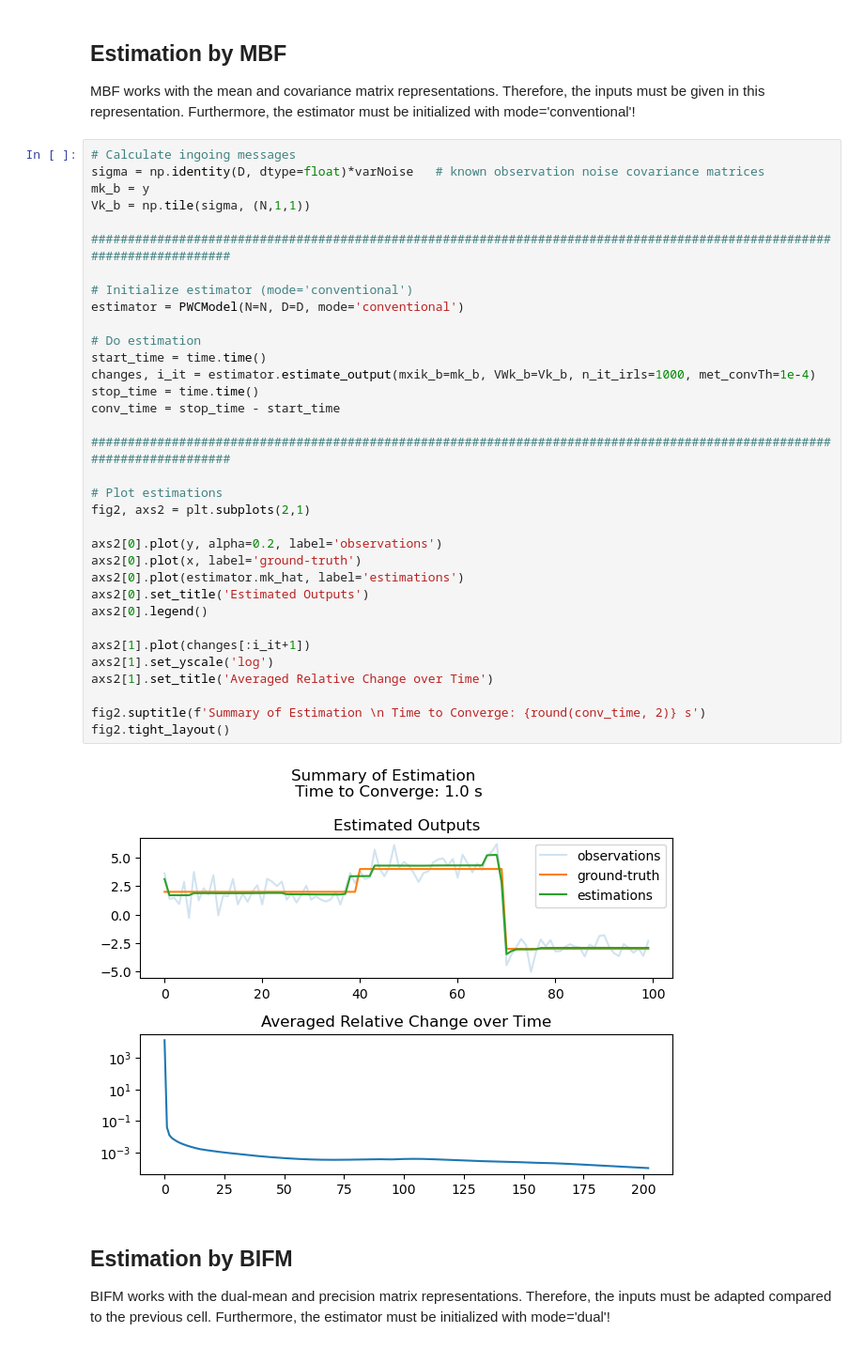
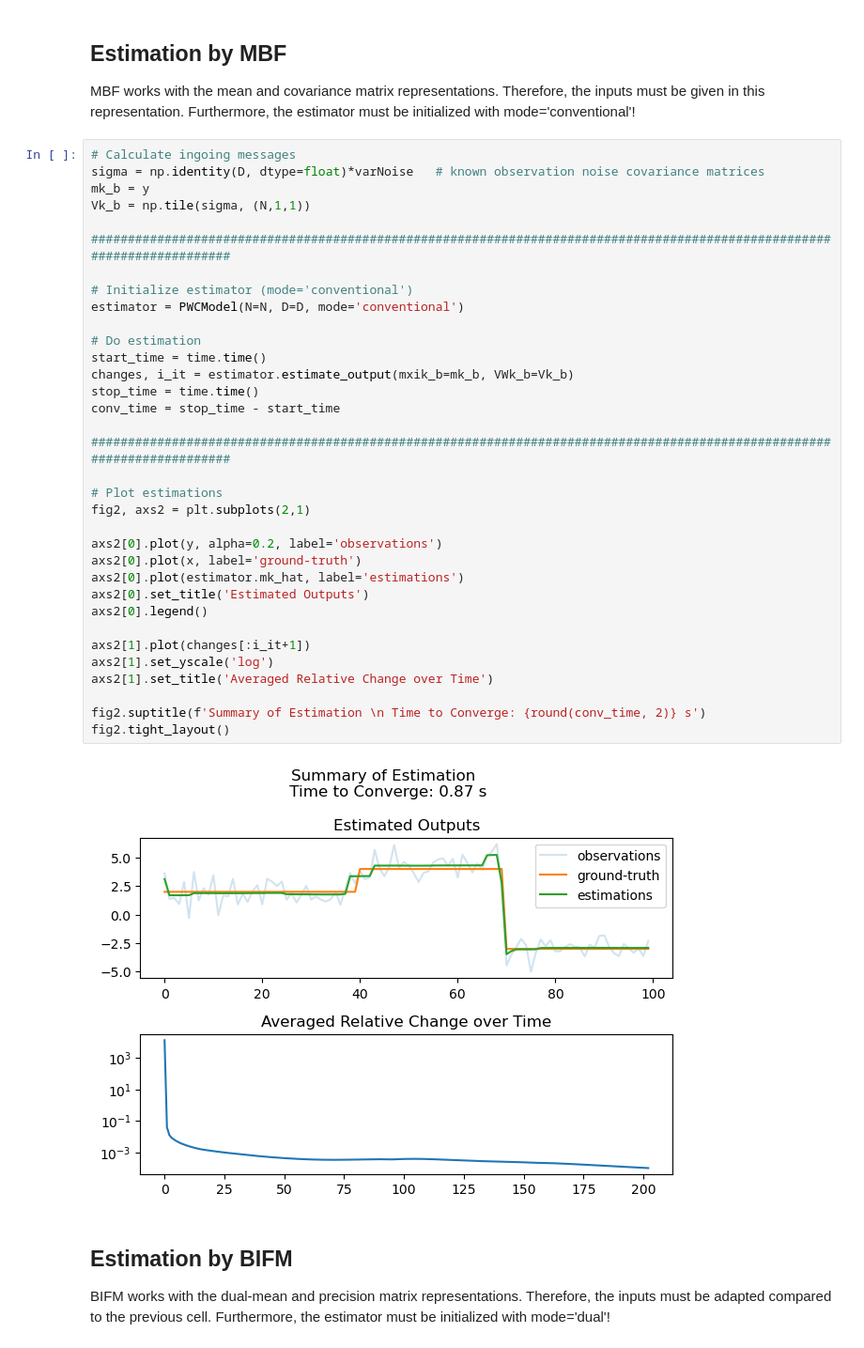
Before and after one commit to lubischu/compositeNUVs, a Jupyter notebook: notebooks/PWCModel_applied.ipynb, the cells around one changed output. Shown at 94% size. Cells and saved outputs as stored; diff of their text form.

```diff
--- a/notebooks/PWCModel_applied.ipynb
+++ b/notebooks/PWCModel_applied.ipynb
@@ -53,35 +53,35 @@ mk_b = y
 Vk_b = np.tile(sigma, (N,1,1))
 
 ########################################################################################################################
 
 # Initialize estimator (mode='conventional')
 estimator = PWCModel(N=N, D=D, mode='conventional')
 
 # Do estimation
 start_time = time.time()
-changes, i_it = estimator.estimate_output(mxik_b=mk_b, VWk_b=Vk_b, n_it_irls=1000, met_convTh=1e-4)
+changes, i_it = estimator.estimate_output(mxik_b=mk_b, VWk_b=Vk_b)
 stop_time = time.time()
 conv_time = stop_time - start_time
 
 ########################################################################################################################
 
 # Plot estimations
 fig2, axs2 = plt.subplots(2,1)
 
 axs2[0].plot(y, alpha=0.2, label='observations')
 axs2[0].plot(x, label='ground-truth')
 axs2[0].plot(estimator.mk_hat, label='estimations')
 axs2[0].set_title('Estimated Outputs')
 axs2[0].legend()
 
 axs2[1].plot(changes[:i_it+1])
 axs2[1].set_yscale('log')
 axs2[1].set_title('Averaged Relative Change over Time')
 
 fig2.suptitle(f'Summary of Estimation \n Time to Converge: {round(conv_time, 2)} s')
 fig2.tight_layout()
 # %% [output]
-[figure, old version]
+[figure, new version]
 # %% [markdown]
 ## Estimation by BIFM
 BIFM works with the dual-mean and precision matrix representations. Therefore, the inputs must be adapted compared to the previous cell. Furthermore, the estimator must be initialized with mode='dual'!
```
Also changed, not shown: parts of 2 cells of this notebook.
